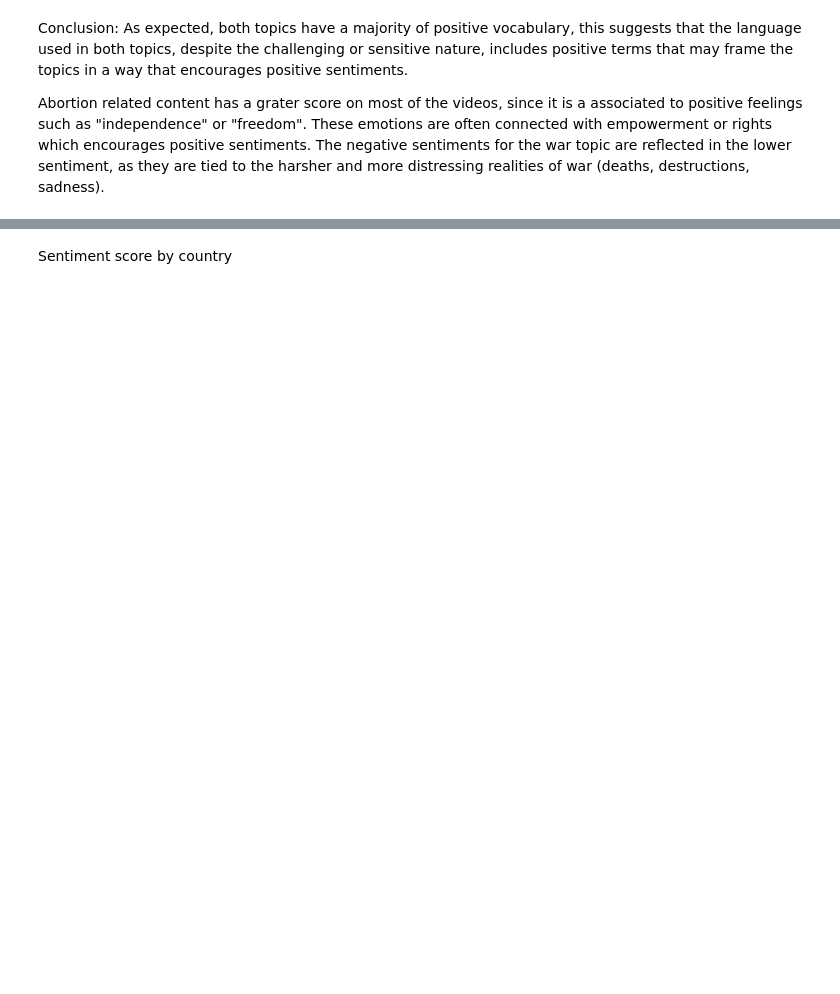
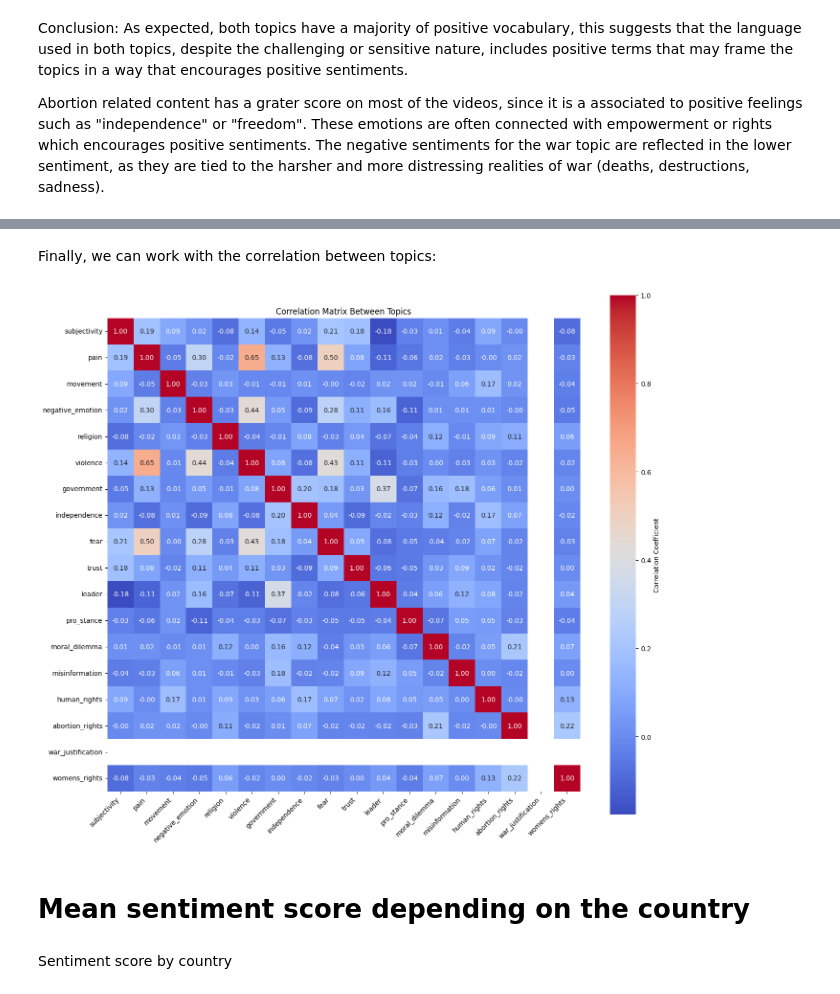
Before and after one commit to AdriaLeon/TFG, a Jupyter notebook: code/Notebooks/Data analysis/sentiment_score_analysis.ipynb, the cells around one changed output, grey strips where cells are left out. Saved outputs shown, nothing was run; the diff lists cells and outputs as text; code cells hidden in the pictures; blank space fills up the shorter version.

```diff
--- a/code/Notebooks/Data analysis/sentiment_score_analysis.ipynb
+++ b/code/Notebooks/Data analysis/sentiment_score_analysis.ipynb
@@ -87,3 +226,37 @@ Abortion related content has a grater score on most of the videos, since it is a
+# %% [markdown]
+Finally, we can work with the correlation between topics:
+# %%
+import pandas as pd
+import seaborn as sns
+import matplotlib.pyplot as plt
+
+# Define the list of topics
+topics = [
+    'subjectivity', 'pain', 'movement', 'negative_emotion', 'religion',
+    'violence', 'government', 'independence', 'fear', 'trust', 'leader',
+    'pro_stance', 'moral_dilemma', 'misinformation', 'human_rights',
+    'abortion_rights', 'war_justification', 'womens_rights'
+]
+
+# Extract topic data from the DataFrame (make sure df is already defined)
+topic_data = df[topics].dropna()
+
+# Compute the correlation matrix
+corr_matrix = topic_data.corr()
+
+# Plot the heatmap
+plt.figure(figsize=(14, 12))
+sns.heatmap(corr_matrix, annot=True, fmt=".2f", cmap="coolwarm", square=True,
+            cbar_kws={"label": "Correlation Coefficient"})
+plt.title("Correlation Matrix Between Topics")
+plt.xticks(rotation=45, ha='right')
+plt.yticks(rotation=0)
+plt.tight_layout()
+plt.show()
+# %% [output]
+[figure, added]
+# %% [markdown]
+# Mean sentiment score depending on the country
 # %% [markdown]
 Sentiment score by country
 # %%
```
Also changed, not shown: parts of 22 cells of this notebook.
